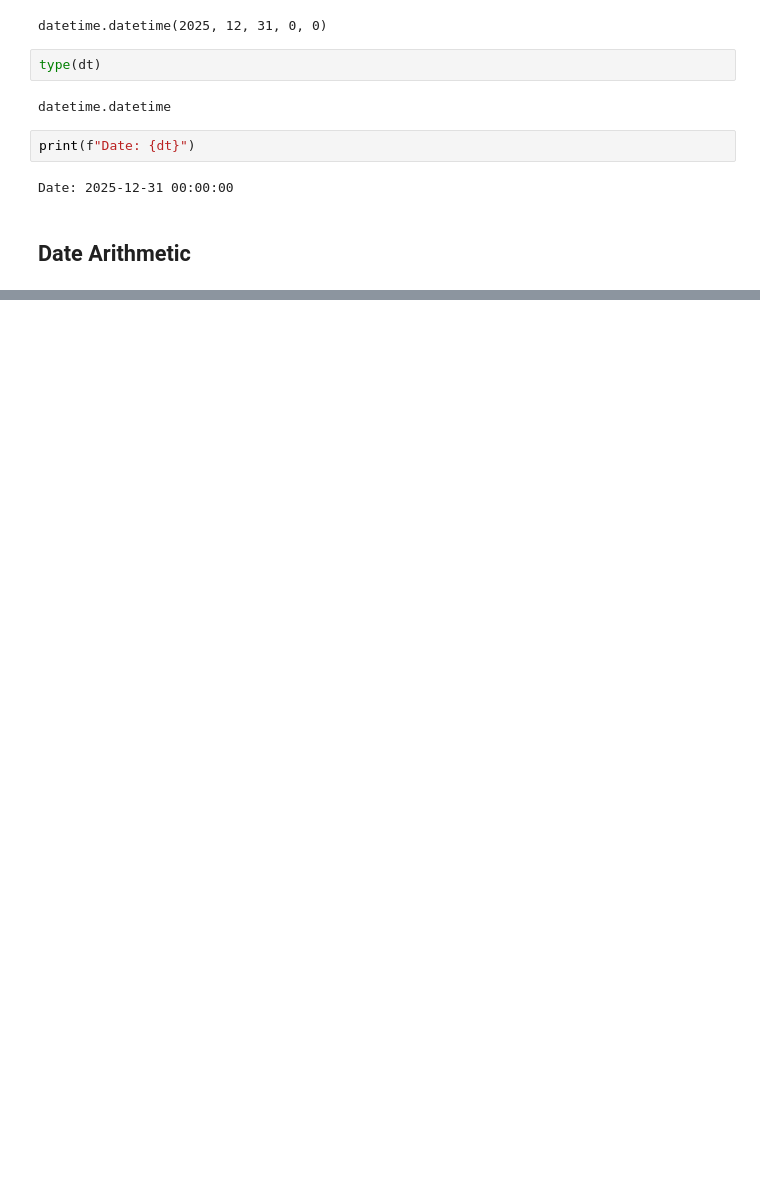
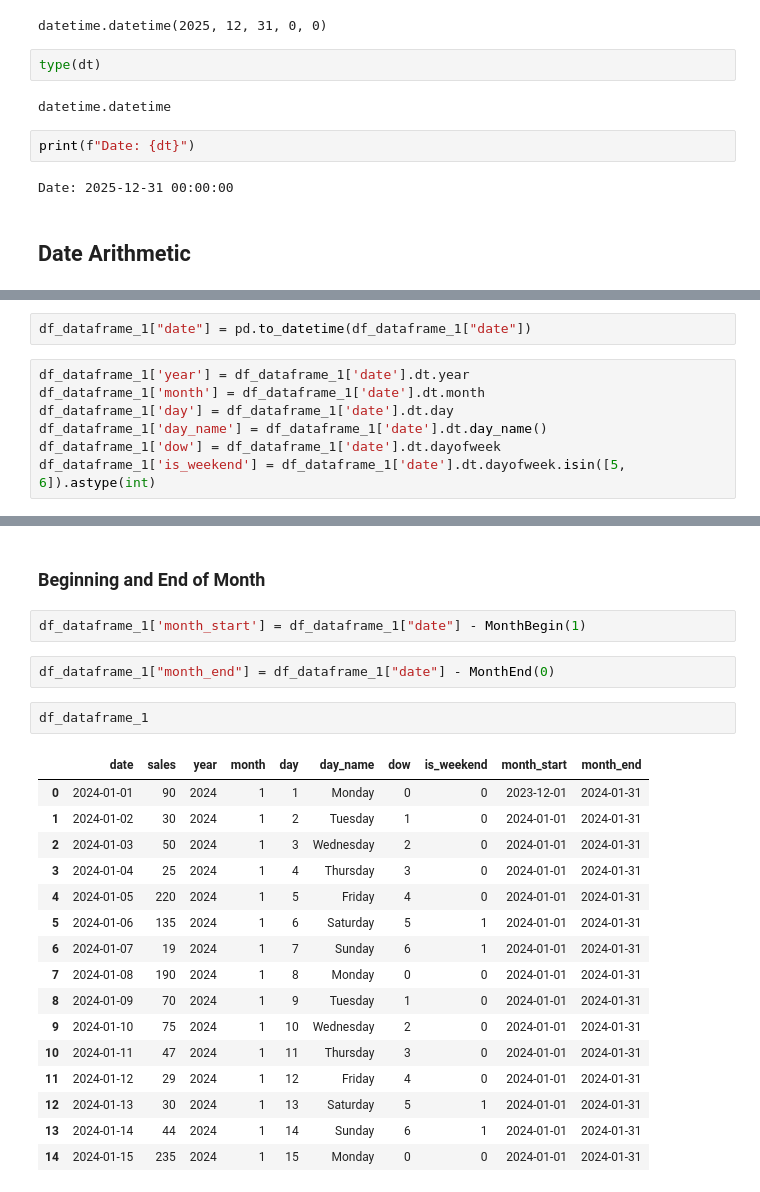
Before and after one commit to VahYavryan/data_analytics_with_phyton, a Jupyter notebook: notebooks/dates_task.ipynb, the cells around one changed output, grey strips where cells are left out. Cells and saved outputs as stored; diff of their text form; blank space fills up the shorter version.

Commit message:
Date Homework

```diff
--- a/notebooks/dates_task.ipynb
+++ b/notebooks/dates_task.ipynb
@@ -78,0 +311,9 @@ Date: 2025-12-31 00:00:00
+# %%
+df_dataframe_1["date"] = pd.to_datetime(df_dataframe_1["date"])
+# %%
+df_dataframe_1['year'] = df_dataframe_1['date'].dt.year
+df_dataframe_1['month'] = df_dataframe_1['date'].dt.month
+df_dataframe_1['day'] = df_dataframe_1['date'].dt.day
+df_dataframe_1['day_name'] = df_dataframe_1['date'].dt.day_name()
+df_dataframe_1['dow'] = df_dataframe_1['date'].dt.dayofweek
+df_dataframe_1['is_weekend'] = df_dataframe_1['date'].dt.dayofweek.isin([5, 6]).astype(int)
@@ -78,0 +329,25 @@ Date: 2025-12-31 00:00:00
+# %% [markdown]
+### Beginning and End of Month
+# %%
+df_dataframe_1['month_start'] = df_dataframe_1["date"] - MonthBegin(1)
+# %%
+df_dataframe_1["month_end"] = df_dataframe_1["date"] - MonthEnd(0)
+# %%
+df_dataframe_1
+# %% [output]
+|  | date | sales | year | month | day | day_name | dow | is_weekend | month_start | month_end |
+| 0 | 2024-01-01 | 90 | 2024 | 1 | 1 | Monday | 0 | 0 | 2023-12-01 | 2024-01-31 |
+| 1 | 2024-01-02 | 30 | 2024 | 1 | 2 | Tuesday | 1 | 0 | 2024-01-01 | 2024-01-31 |
+| 2 | 2024-01-03 | 50 | 2024 | 1 | 3 | Wednesday | 2 | 0 | 2024-01-01 | 2024-01-31 |
+| 3 | 2024-01-04 | 25 | 2024 | 1 | 4 | Thursday | 3 | 0 | 2024-01-01 | 2024-01-31 |
+| 4 | 2024-01-05 | 220 | 2024 | 1 | 5 | Friday | 4 | 0 | 2024-01-01 | 2024-01-31 |
+| 5 | 2024-01-06 | 135 | 2024 | 1 | 6 | Saturday | 5 | 1 | 2024-01-01 | 2024-01-31 |
+| 6 | 2024-01-07 | 19 | 2024 | 1 | 7 | Sunday | 6 | 1 | 2024-01-01 | 2024-01-31 |
+| 7 | 2024-01-08 | 190 | 2024 | 1 | 8 | Monday | 0 | 0 | 2024-01-01 | 2024-01-31 |
+| 8 | 2024-01-09 | 70 | 2024 | 1 | 9 | Tuesday | 1 | 0 | 2024-01-01 | 2024-01-31 |
+| 9 | 2024-01-10 | 75 | 2024 | 1 | 10 | Wednesday | 2 | 0 | 2024-01-01 | 2024-01-31 |
+| 10 | 2024-01-11 | 47 | 2024 | 1 | 11 | Thursday | 3 | 0 | 2024-01-01 | 2024-01-31 |
+| 11 | 2024-01-12 | 29 | 2024 | 1 | 12 | Friday | 4 | 0 | 2024-01-01 | 2024-01-31 |
+| 12 | 2024-01-13 | 30 | 2024 | 1 | 13 | Saturday | 5 | 1 | 2024-01-01 | 2024-01-31 |
+| 13 | 2024-01-14 | 44 | 2024 | 1 | 14 | Sunday | 6 | 1 | 2024-01-01 | 2024-01-31 |
+| 14 | 2024-01-15 | 235 | 2024 | 1 | 15 | Monday | 0 | 0 | 2024-01-01 | 2024-01-31 |
```
Also changed, not shown: parts of 37 cells of this notebook.
